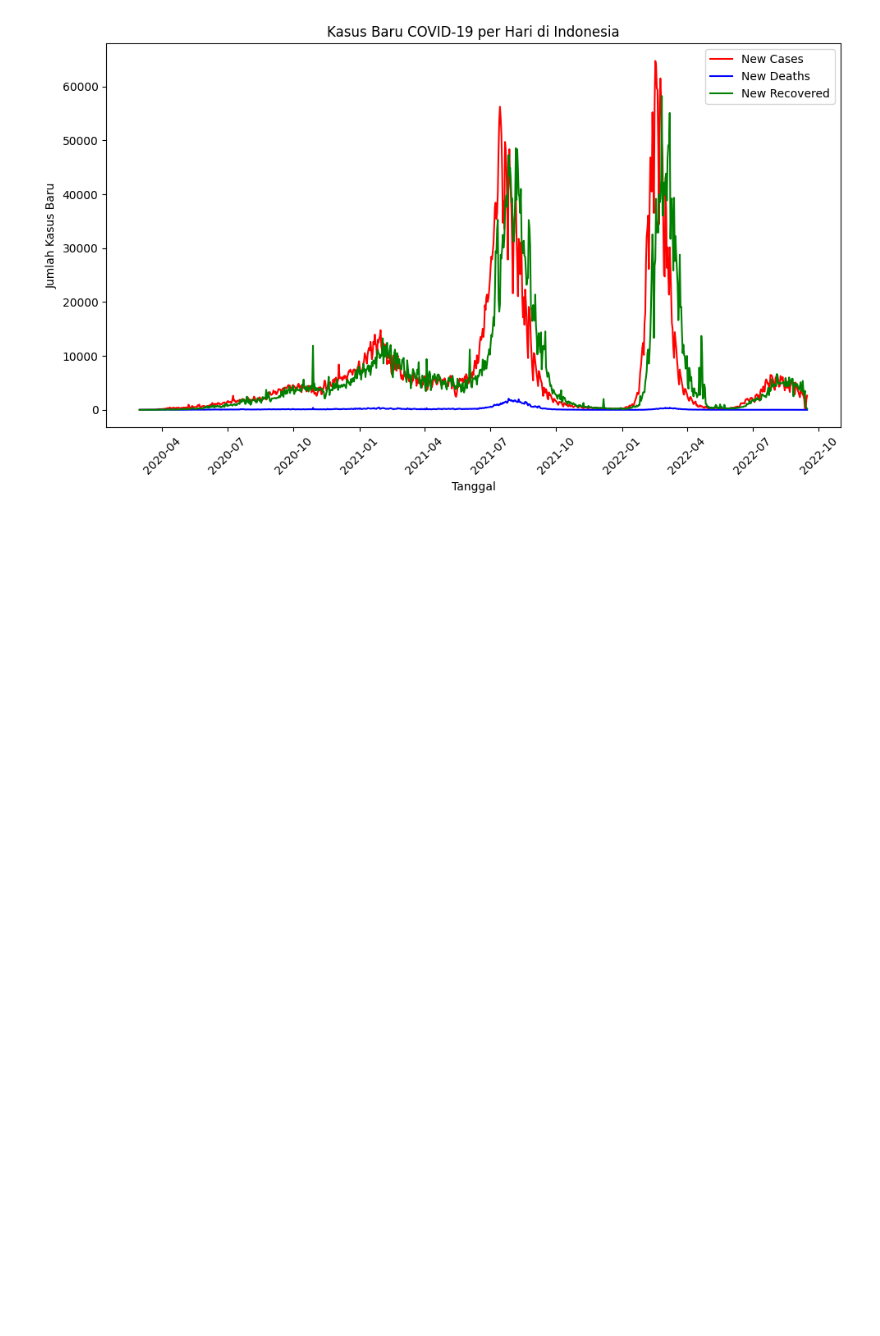
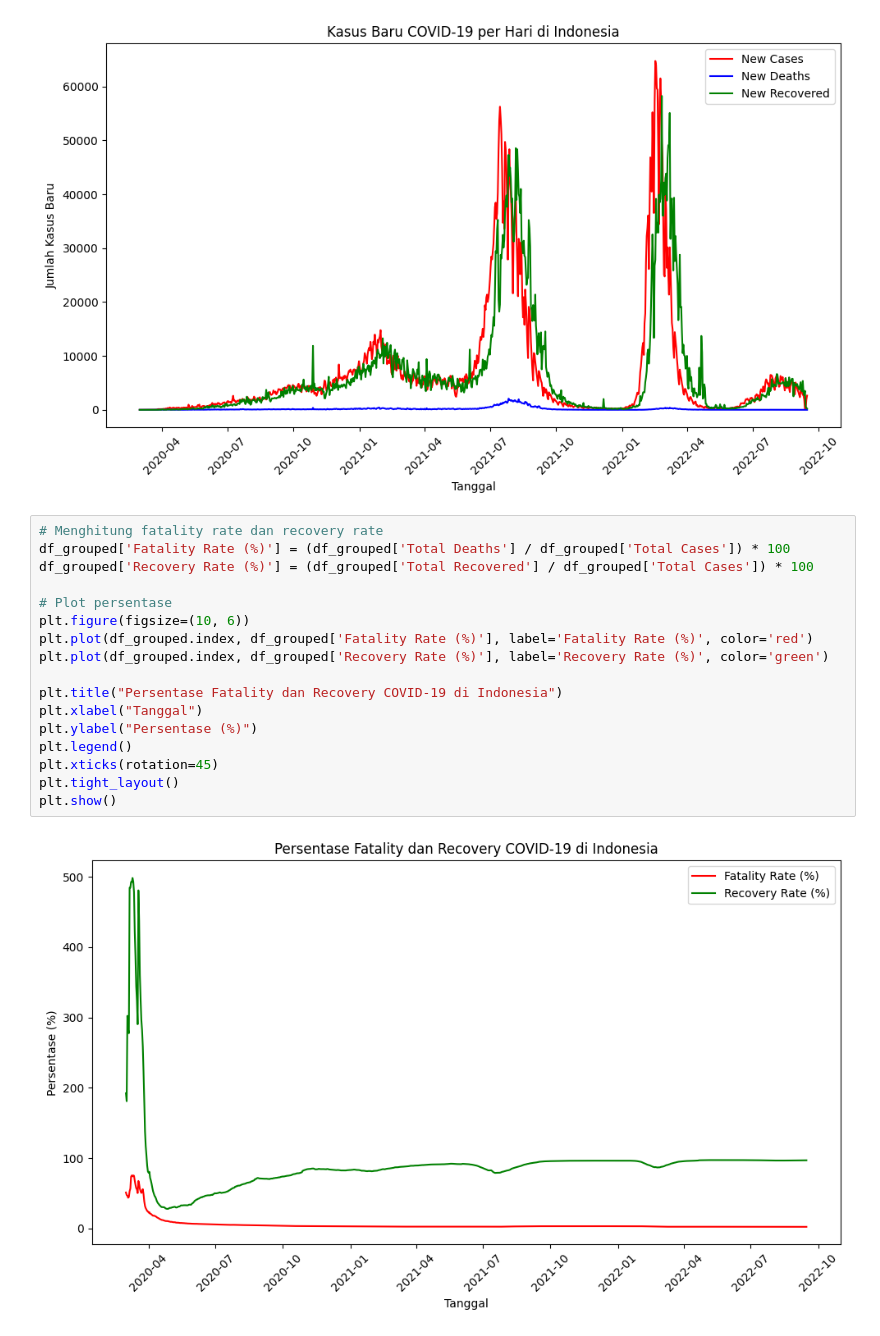
Before and after one commit to KnowRise/Covid-19-Analysis, a Jupyter notebook: src/visualization.ipynb, the cells around one changed output. Drawn from its saved outputs; the diff is of its cells as text; blank space fills up the shorter version.

Commit message:
feat/Visualization/Visualization Selesai ditambahkan lebih banyak

```diff
--- a/src/visualization.ipynb
+++ b/src/visualization.ipynb
@@ -31,3 +31,22 @@ plt.tight_layout()
 plt.show()
 # %% [output]
 [figure]
+# %%
+# Menghitung fatality rate dan recovery rate
+df_grouped['Fatality Rate (%)'] = (df_grouped['Total Deaths'] / df_grouped['Total Cases']) * 100
+df_grouped['Recovery Rate (%)'] = (df_grouped['Total Recovered'] / df_grouped['Total Cases']) * 100
+
+# Plot persentase
+plt.figure(figsize=(10, 6))
+plt.plot(df_grouped.index, df_grouped['Fatality Rate (%)'], label='Fatality Rate (%)', color='red')
+plt.plot(df_grouped.index, df_grouped['Recovery Rate (%)'], label='Recovery Rate (%)', color='green')
+
+plt.title("Persentase Fatality dan Recovery COVID-19 di Indonesia")
+plt.xlabel("Tanggal")
+plt.ylabel("Persentase (%)")
+plt.legend()
+plt.xticks(rotation=45)
+plt.tight_layout()
+plt.show()
+# %% [output]
+[figure, added]
```
Also changed, not shown: parts of 4 cells of this notebook.
